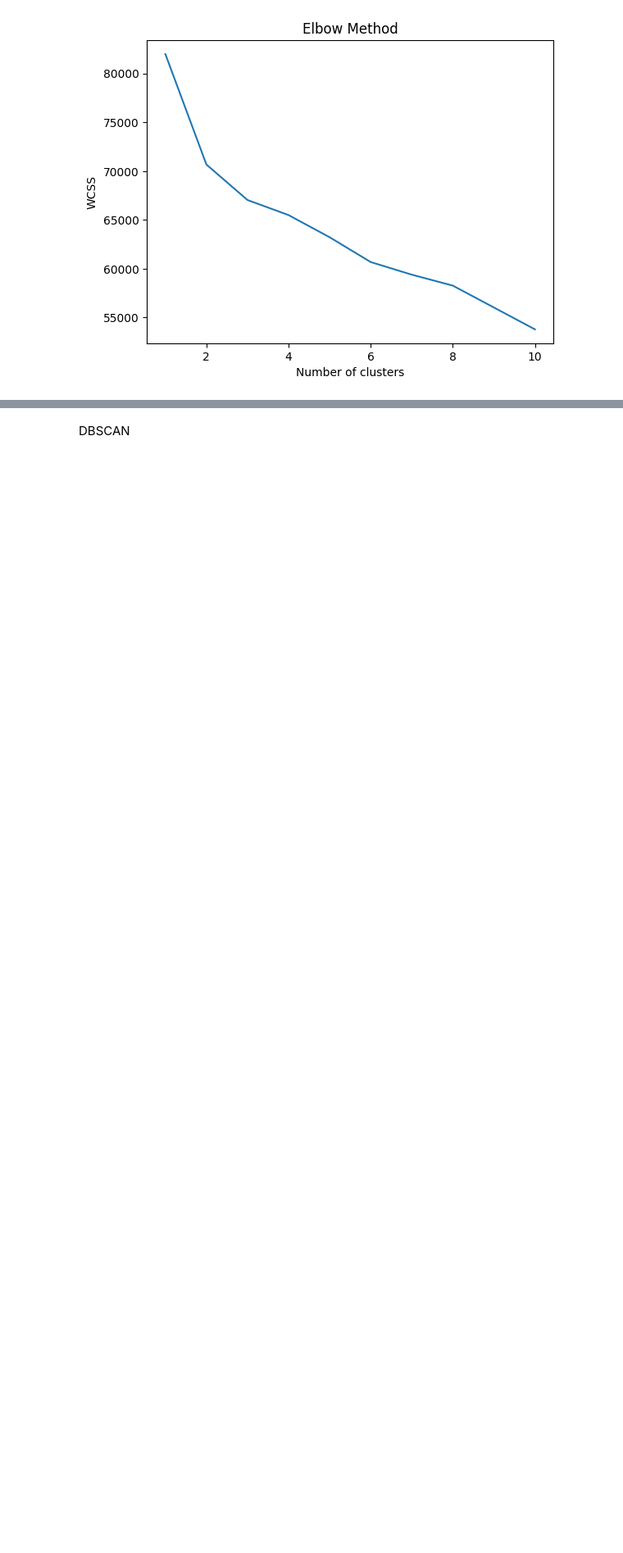
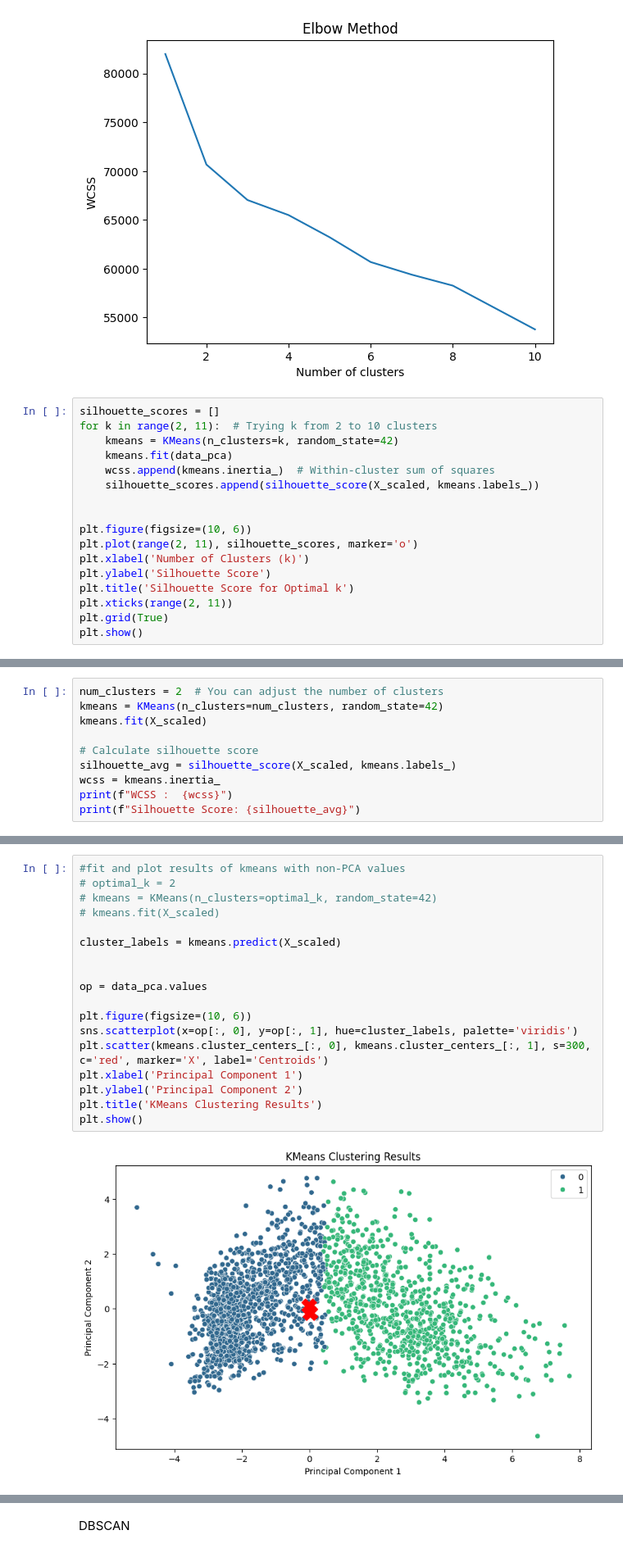
Before and after one commit to COMP3610-Group-H/Customer-Segmentation, a Jupyter notebook: custSeg.ipynb, the cells around one changed output, grey strips where cells are left out. Shown at 82% size. Drawn from its saved outputs; the diff is of its cells as text; blank space fills up the shorter version.

```diff
--- a/custSeg.ipynb
+++ b/custSeg.ipynb
@@ -275,3 +283,20 @@ plt.ylabel('WCSS')
 plt.show()
 # %% [output]
 [figure]
+# %%
+silhouette_scores = []
+for k in range(2, 11):  # Trying k from 2 to 10 clusters
+    kmeans = KMeans(n_clusters=k, random_state=42)
+    kmeans.fit(data_pca)
+    wcss.append(kmeans.inertia_)  # Within-cluster sum of squares
+    silhouette_scores.append(silhouette_score(X_scaled, kmeans.labels_))
+
+
+plt.figure(figsize=(10, 6))
+plt.plot(range(2, 11), silhouette_scores, marker='o')
+plt.xlabel('Number of Clusters (k)')
+plt.ylabel('Silhouette Score')
+plt.title('Silhouette Score for Optimal k')
+plt.xticks(range(2, 11))
+plt.grid(True)
+plt.show()
@@ -277,0 +308,10 @@ plt.show()
+# %%
+num_clusters = 2  # You can adjust the number of clusters
+kmeans = KMeans(n_clusters=num_clusters, random_state=42)
+kmeans.fit(X_scaled)
+
+# Calculate silhouette score
+silhouette_avg = silhouette_score(X_scaled, kmeans.labels_)
+wcss = kmeans.inertia_
+print(f"WCSS :  {wcss}")
+print(f"Silhouette Score: {silhouette_avg}")
@@ -277,0 +321,20 @@ plt.show()
+# %%
+#fit and plot results of kmeans with non-PCA values
+# optimal_k = 2
+# kmeans = KMeans(n_clusters=optimal_k, random_state=42)
+# kmeans.fit(X_scaled)
+
+cluster_labels = kmeans.predict(X_scaled)
+
+
+op = data_pca.values
+
+plt.figure(figsize=(10, 6))
+sns.scatterplot(x=op[:, 0], y=op[:, 1], hue=cluster_labels, palette='viridis')
+plt.scatter(kmeans.cluster_centers_[:, 0], kmeans.cluster_centers_[:, 1], s=300, c='red', marker='X', label='Centroids')
+plt.xlabel('Principal Component 1')
+plt.ylabel('Principal Component 2')
+plt.title('KMeans Clustering Results')
+plt.show()
+# %% [output]
+[figure, added]
```
Also changed, not shown: parts of 8 cells of this notebook.
